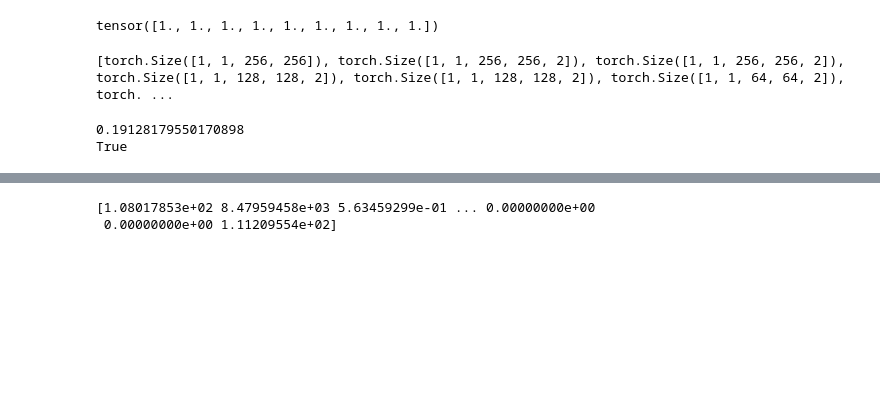
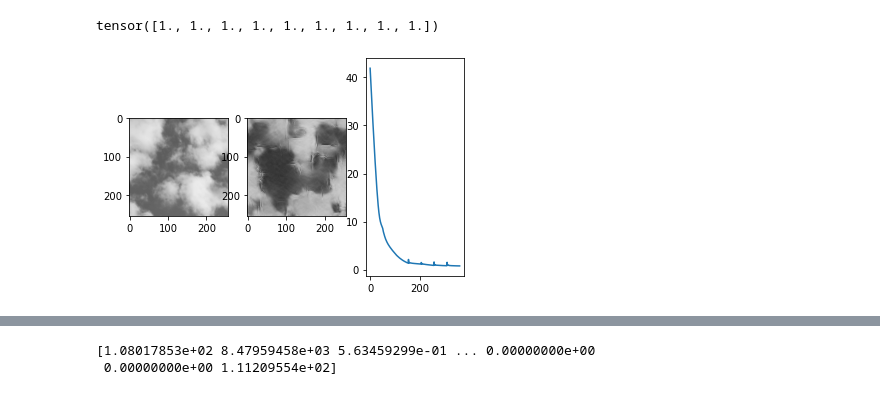
Before and after one commit to plenoptic-org/plenoptic, a Jupyter notebook: examples/Model_PortillaSimoncelli.ipynb, the cells around one changed output, grey strips where cells are left out. Saved outputs shown, nothing was run; the diff lists cells and outputs as text; code cells hidden in the pictures; blank space fills up the shorter version.

```diff
--- a/examples/Model_PortillaSimoncelli.ipynb
+++ b/examples/Model_PortillaSimoncelli.ipynb
@@ -16,26 +21,3 @@ device = torch.device("cuda" if torch.cuda.is_available() else "cpu")
 torch.cat([torch.ones(3).flatten(),torch.ones(3).flatten(),torch.ones(3).flatten()])
 # %% [output]
 tensor([1., 1., 1., 1., 1., 1., 1., 1., 1.])
-# %%
-image = plt.imread('../data/nuts.pgm').astype(float)/255.
-im0 = torch.tensor(image, requires_grad=True, dtype = torch.float32).squeeze().unsqueeze(0).unsqueeze(0)
-pyr = po.simul.Steerable_Pyramid_Freq((256,256), height=3, order=1, is_complex=True)
-pp=pyr.forward(im0)
-print([val.shape for val in pp.values()])
-# %% [output]
-[torch.Size([1, 1, 256, 256]), torch.Size([1, 1, 256, 256, 2]), torch.Size([1, 1, 256, 256, 2]), torch.Size([1, 1, 128, 128, 2]), torch.Size([1, 1, 128, 128, 2]), torch.Size([1, 1, 64, 64, 2]), torch. ...
-# %%
-import time
-model = po.simul.Portilla_Simoncelli([256,256],n_scales=4, n_orientations=4, spatial_corr_width=5)
-image = plt.imread('../data/nuts.pgm').astype(float)
-im0 = torch.tensor(image, requires_grad=True, dtype = torch.float32).squeeze().unsqueeze(0).unsqueeze(0)
-
-start = time.time()
-y = model.forward(im0)
-end = time.time()
-print(end - start)
-
-print('tmp' in ['tmp','help'])
-# %% [output]
-0.19128179550170898
-True
@@ -45,0 +24,24 @@ jpg = glob.glob(f'{directory}*.jpg')
+# %%
+image = plt.imread(directory+'5DmkII_3874.jpg').astype(float).mean(axis=2)/255.
+initial_image = np.random.rand(256,256) #plt.imread('onef.jpg').astype(float)/255.
+im0 = torch.tensor(image, requires_grad=True, dtype = torch.float32).squeeze().unsqueeze(0).unsqueeze(0)
+model = po.simul.Portilla_Simoncelli([256,256],n_scales=4, n_orientations=4, spatial_corr_width=9,use_true_correlations=True)
+met = po.synth.Metamer(im0[0,0,:256,:256], model)
+m=met.synthesize(learning_rate=.005,loss_thresh=20,loss_change_thresh=100,max_iter=500,
+                 coarse_to_fine='together',optimizer='Adam',clamper=None, initial_image=initial_image)
+
+# set store_progress = True or integer values
+# %%
+fig=plt.figure()
+fig.add_subplot(1,3,1)
+plt.imshow(image[:256,:256],cmap='gray',vmin=0,vmax=1)
+
+fig.add_subplot(1,3,2)
+plt.imshow(m[0].squeeze().detach().numpy(),cmap='gray',vmin=0,vmax=1)
+
+fig.add_subplot(1,3,3)
+plt.plot(met.loss)
+
+fig.savefig('tmp3.jpg')
+# %% [output]
+[figure, added]
```
Also changed, not shown: parts of 9 cells of this notebook, 1 other file.
